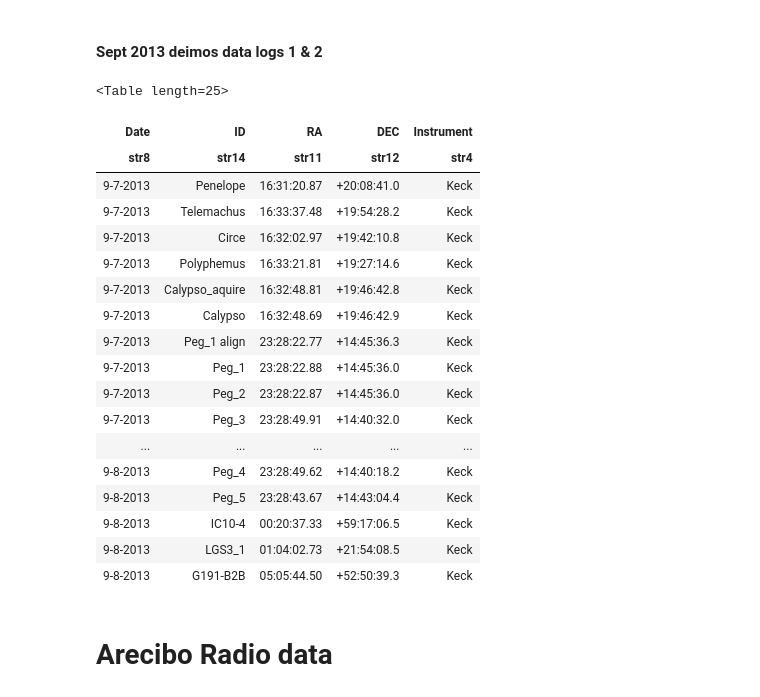
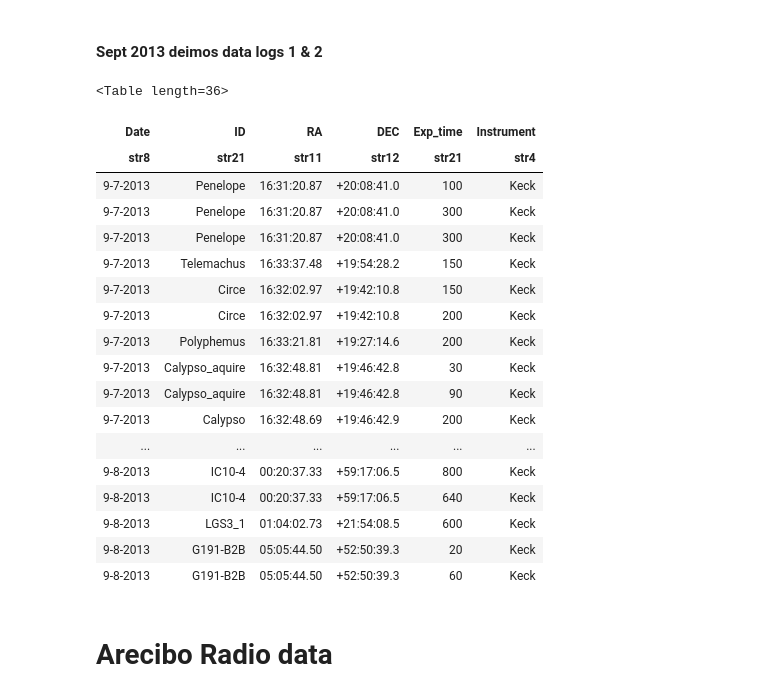
Before and after one commit to deerow22/SAGA_spreadsheet, a Jupyter notebook: SAGA_spreadsheet_FINAL.ipynb, the cells around one changed output. Saved outputs shown, nothing was run; the diff lists cells and outputs as text; code cells hidden in the pictures.

```diff
--- a/SAGA_spreadsheet_FINAL.ipynb
+++ b/SAGA_spreadsheet_FINAL.ipynb
@@ -404,50 +405,53 @@ marapr2016_deimos
 # %%
 #these were PDFs I digitized -- combined logs 1& 2 b/c short
 deimos_log1n2_data = pd.read_excel('Sept13_Deimos_log_1and2.xlsx')
 
 Table.from_pandas(deimos_log1n2_data)
 first = deimos_log1n2_data['Date']
 second = deimos_log1n2_data['ID']
 third = deimos_log1n2_data['RA']
 fourth = deimos_log1n2_data['DEC']
-fifth = deimos_log1n2_data['Instrument']
+fifth = deimos_log1n2_data['Exp_time']
+sixth = deimos_log1n2_data['Instrument']
 
-sept13_deimos_table = Table([first, second, third, fourth, fifth], names=('Date','ID','RA','DEC','Instrument'))
+sept13_deimos_table = Table([first, second, third, fourth, fifth, sixth], names=('Date','ID','RA','DEC','Exp_time','Instrument'))
 
 #this section converts all objects into strings for column data types-makes matching easier later
 col_date = Column(sept13_deimos_table['Date'], dtype=str)
 sept13_deimos_table['Date'] = col_date
 col_id = Column(sept13_deimos_table['ID'], dtype=str)
 sept13_deimos_table['ID'] = col_id
 col_ra = Column(sept13_deimos_table['RA'], dtype=str)
 sept13_deimos_table['RA'] = col_ra
 col_dec = Column(sept13_deimos_table['DEC'], dtype=str)
 sept13_deimos_table['DEC'] = col_dec
+col_exptime = Column(sept13_deimos_table['Exp_time'], dtype=str)
+sept13_deimos_table['Exp_time'] = col_exptime
 col_inst = Column(sept13_deimos_table['Instrument'], dtype=str)
 sept13_deimos_table['Instrument'] = col_inst
 
 #this is the final table
 sept13_deimos_table
 # %% [output]
-<Table length=25>
+<Table length=36>
-| Date | ID | RA | DEC | Instrument |
-| str8 | str14 | str11 | str12 | str4 |
-| 9-7-2013 | Penelope | 16:31:20.87 | +20:08:41.0 | Keck |
-| 9-7-2013 | Telemachus | 16:33:37.48 | +19:54:28.2 | Keck |
-| 9-7-2013 | Circe | 16:32:02.97 | +19:42:10.8 | Keck |
-| 9-7-2013 | Polyphemus | 16:33:21.81 | +19:27:14.6 | Keck |
-| 9-7-2013 | Calypso_aquire | 16:32:48.81 | +19:46:42.8 | Keck |
-| 9-7-2013 | Calypso | 16:32:48.69 | +19:46:42.9 | Keck |
-| 9-7-2013 | Peg_1 align | 23:28:22.77 | +14:45:36.3 | Keck |
-| 9-7-2013 | Peg_1 | 23:28:22.88 | +14:45:36.0 | Keck |
-| 9-7-2013 | Peg_2 | 23:28:22.87 | +14:45:36.0 | Keck |
-| 9-7-2013 | Peg_3 | 23:28:49.91 | +14:40:32.0 | Keck |
-| ... | ... | ... | ... | ... |
-| 9-8-2013 | Peg_4 | 23:28:49.62 | +14:40:18.2 | Keck |
-| 9-8-2013 | Peg_5 | 23:28:43.67 | +14:43:04.4 | Keck |
-| 9-8-2013 | IC10-4 | 00:20:37.33 | +59:17:06.5 | Keck |
-| 9-8-2013 | LGS3_1 | 01:04:02.73 | +21:54:08.5 | Keck |
-| 9-8-2013 | G191-B2B | 05:05:44.50 | +52:50:39.3 | Keck |
+| Date | ID | RA | DEC | Exp_time | Instrument |
+| str8 | str21 | str11 | str12 | str21 | str4 |
+| 9-7-2013 | Penelope | 16:31:20.87 | +20:08:41.0 | 100 | Keck |
+| 9-7-2013 | Penelope | 16:31:20.87 | +20:08:41.0 | 300 | Keck |
+| 9-7-2013 | Penelope | 16:31:20.87 | +20:08:41.0 | 300 | Keck |
+| 9-7-2013 | Telemachus | 16:33:37.48 | +19:54:28.2 | 150 | Keck |
+| 9-7-2013 | Circe | 16:32:02.97 | +19:42:10.8 | 150 | Keck |
+| 9-7-2013 | Circe | 16:32:02.97 | +19:42:10.8 | 200 | Keck |
+| 9-7-2013 | Polyphemus | 16:33:21.81 | +19:27:14.6 | 200 | Keck |
+| 9-7-2013 | Calypso_aquire | 16:32:48.81 | +19:46:42.8 | 30 | Keck |
+| 9-7-2013 | Calypso_aquire | 16:32:48.81 | +19:46:42.8 | 90 | Keck |
+| 9-7-2013 | Calypso | 16:32:48.69 | +19:46:42.9 | 200 | Keck |
+| ... | ... | ... | ... | ... | ... |
+| 9-8-2013 | IC10-4 | 00:20:37.33 | +59:17:06.5 | 800 | Keck |
+| 9-8-2013 | IC10-4 | 00:20:37.33 | +59:17:06.5 | 640 | Keck |
+| 9-8-2013 | LGS3_1 | 01:04:02.73 | +21:54:08.5 | 600 | Keck |
+| 9-8-2013 | G191-B2B | 05:05:44.50 | +52:50:39.3 | 20 | Keck |
+| 9-8-2013 | G191-B2B | 05:05:44.50 | +52:50:39.3 | 60 | Keck |
 # %% [markdown]
 # Arecibo Radio data
 # %%
```
Also changed, not shown: parts of 68 cells of this notebook.
